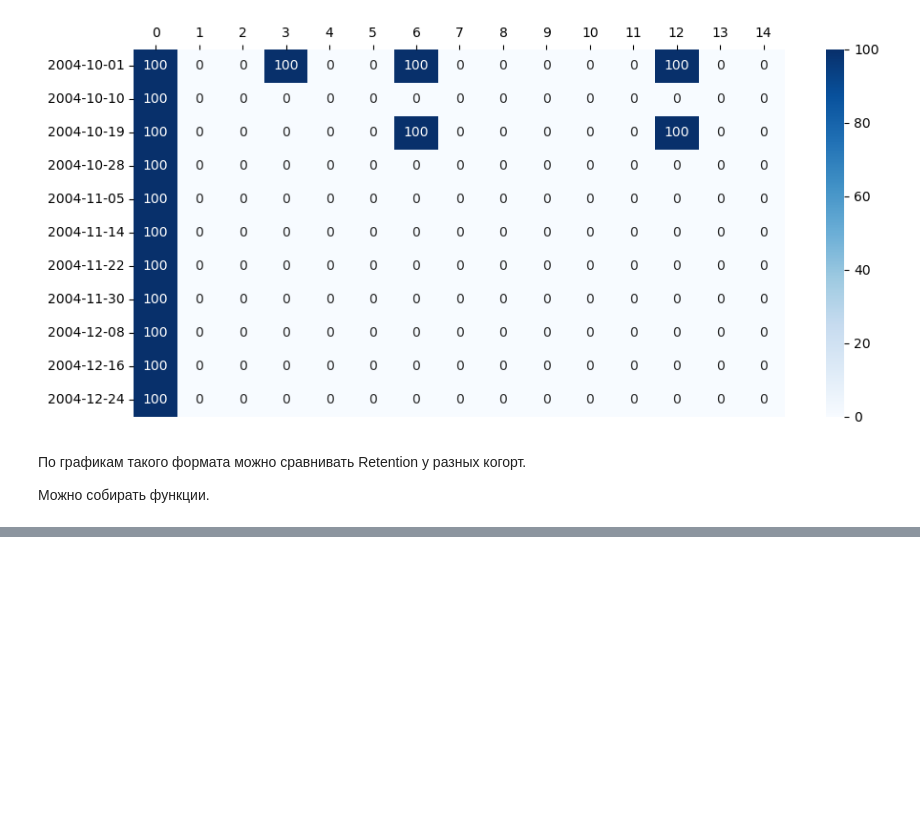
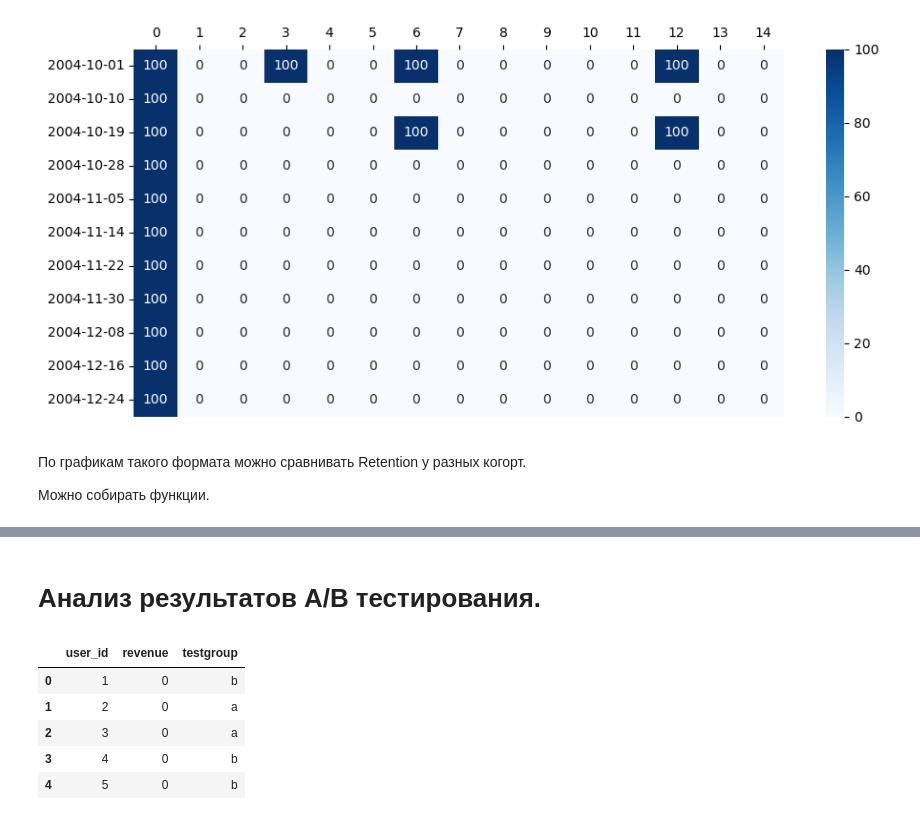
Before and after one commit to DmitriyRys/mobile_gaming, a Jupyter notebook: mobile_gaming_developer.ipynb, the cells around one changed output, grey strips where cells are left out. Cells and saved outputs as stored; diff of their text form; code cells hidden in the pictures; blank space fills up the shorter version.

```diff
--- a/mobile_gaming_developer.ipynb
+++ b/mobile_gaming_developer.ipynb
@@ -558,0 +988,2 @@ print(retention_nday.__doc__).
+# %% [markdown]
+# Анализ результатов A/B тестирования.
@@ -558,0 +998,9 @@ print(retention_nday.__doc__).
+# %%
+ab_df.head()
+# %% [output]
+|  | user_id | revenue | testgroup |
+| 0 | 1 | 0 | b |
+| 1 | 2 | 0 | a |
+| 2 | 3 | 0 | a |
+| 3 | 4 | 0 | b |
+| 4 | 5 | 0 | b |
```
Also changed, not shown: parts of 31 cells of this notebook, 1 other file.
